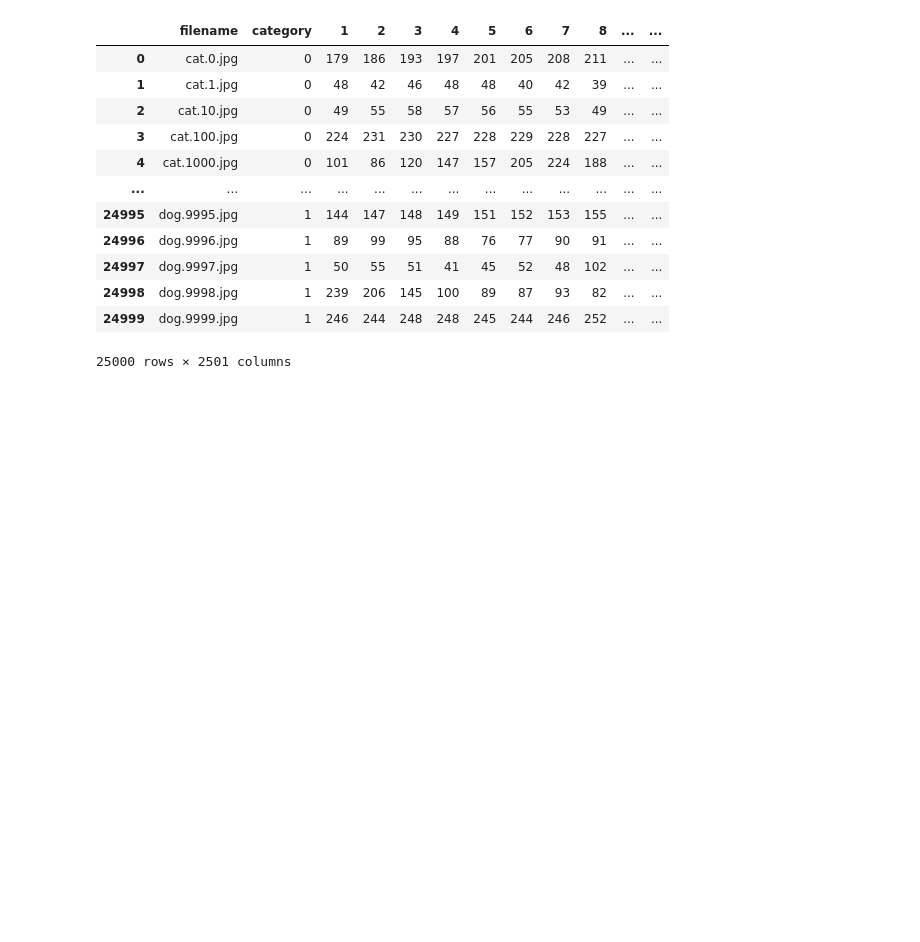
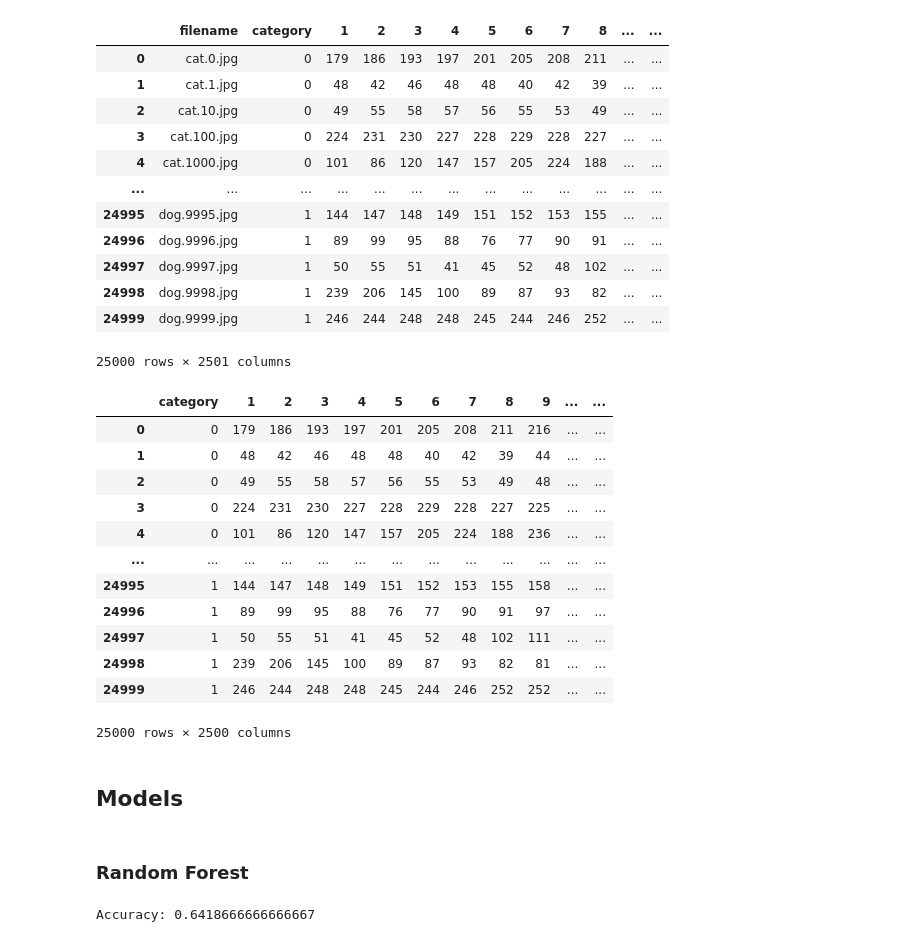
Before and after one commit to MoriaRoz/Data_Simulation_Project, a Jupyter notebook: dogs vs cats .ipynb, the cells around one changed output. Drawn from its saved outputs; the diff is of its cells as text; code cells hidden in the pictures; blank space fills up the shorter version.

```diff
--- a/dogs vs cats .ipynb
+++ b/dogs vs cats .ipynb
@@ -145,0 +143,19 @@ df_new
+# %%
+df_new = df_new.drop('filename',axis=1)
+df_new
+# %% [output]
+|  | category | 1 | 2 | 3 | 4 | 5 | 6 | 7 | 8 | 9 | ... | ... |
+| 0 | 0 | 179 | 186 | 193 | 197 | 201 | 205 | 208 | 211 | 216 | ... | ... |
+| 1 | 0 | 48 | 42 | 46 | 48 | 48 | 40 | 42 | 39 | 44 | ... | ... |
+| 2 | 0 | 49 | 55 | 58 | 57 | 56 | 55 | 53 | 49 | 48 | ... | ... |
+| 3 | 0 | 224 | 231 | 230 | 227 | 228 | 229 | 228 | 227 | 225 | ... | ... |
+| 4 | 0 | 101 | 86 | 120 | 147 | 157 | 205 | 224 | 188 | 236 | ... | ... |
+| ... | ... | ... | ... | ... | ... | ... | ... | ... | ... | ... | ... | ... |
+| 24995 | 1 | 144 | 147 | 148 | 149 | 151 | 152 | 153 | 155 | 158 | ... | ... |
+| 24996 | 1 | 89 | 99 | 95 | 88 | 76 | 77 | 90 | 91 | 97 | ... | ... |
+| 24997 | 1 | 50 | 55 | 51 | 41 | 45 | 52 | 48 | 102 | 111 | ... | ... |
+| 24998 | 1 | 239 | 206 | 145 | 100 | 89 | 87 | 93 | 82 | 81 | ... | ... |
+| 24999 | 1 | 246 | 244 | 248 | 248 | 245 | 244 | 246 | 252 | 252 | ... | ... |
+25000 rows × 2500 columns
+# %% [markdown]
+## Models
@@ -145,0 +168,16 @@ df_new
+# %% [markdown]
+### Random Forest
+# %%
+from sklearn.ensemble import RandomForestClassifier
+
+
+clf=RandomForestClassifier(n_estimators=100)
+
+clf.fit(X_train,y_train)
+
+y_pred=clf.predict(X_test)
+
+from sklearn import metrics
+print("Accuracy:",metrics.accuracy_score(y_test, y_pred))
+# %% [output]
+Accuracy: 0.6418666666666667
```
Also changed, not shown: parts of 8 cells of this notebook.
